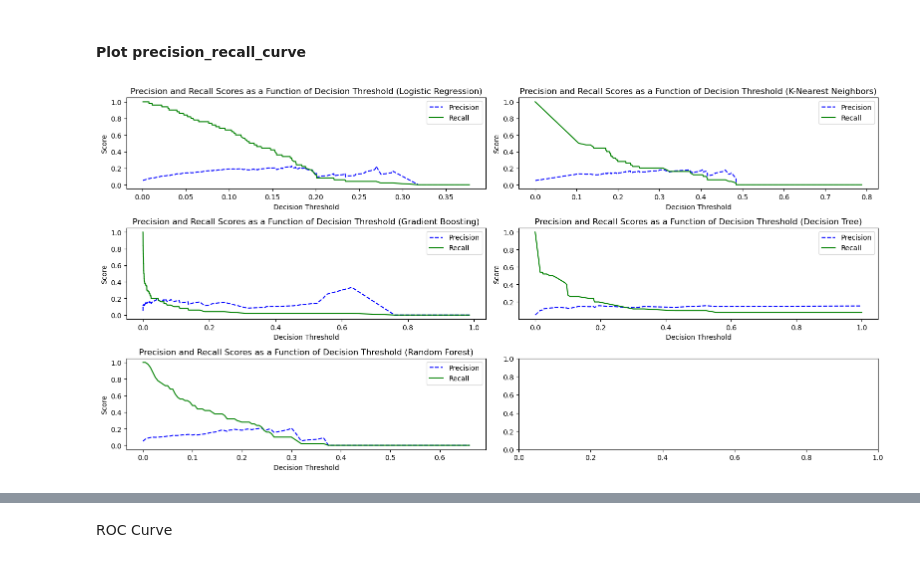
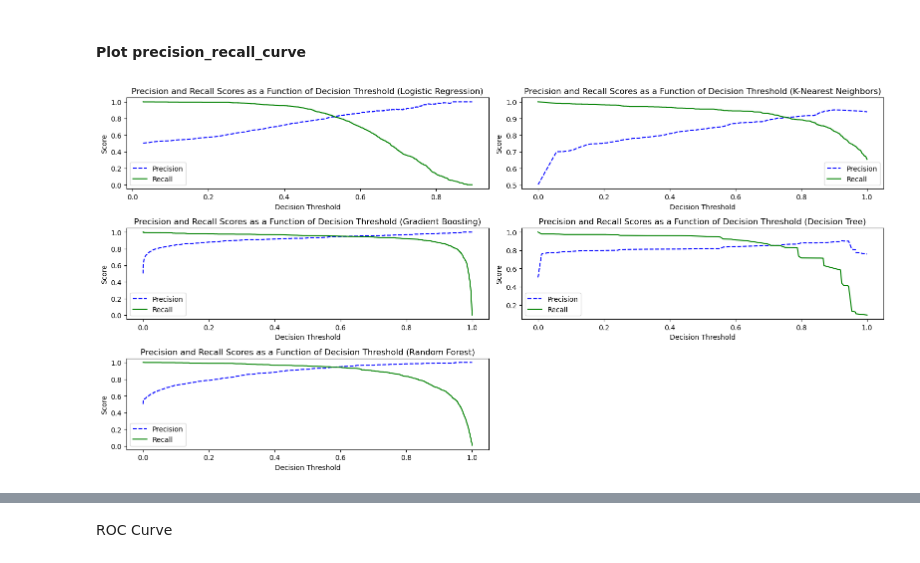
Before and after one commit to rubaawad/Brain_stroke_prediction, a Jupyter notebook: src/components/notebook/data/MODEL TRAINING.ipynb, the cells around one changed output, grey strips where cells are left out. Cells and saved outputs as stored; diff of their text form; code cells hidden in the pictures.

```diff
--- a/src/components/notebook/data/MODEL TRAINING.ipynb
+++ b/src/components/notebook/data/MODEL TRAINING.ipynb
@@ -892,6 +503,7 @@ Test Set Evaluation Metrics :
 from sklearn.metrics import make_scorer, accuracy_score, precision_score, recall_score
 from sklearn.model_selection import GridSearchCV, KFold
 
+models = [lr, knn, gb, dt, rf]
 
 
 # Define hyperparameter grid for Logistic Regression model
@@ -916,11 +528,11 @@ param_grid_gb = {
 }
 
 # Define hyperparameter grid for Support Vector Machine (SVM) model
-param_grid_svm = {
-    'C': [0.001, 0.01, 0.1, 1, 10, 100],  # Regularization parameter
-    'kernel': ['linear', 'rbf', 'poly'],  # Kernel function used for the decision function
-    'gamma': ['scale', 'auto']  # Kernel coefficient for 'rbf' and 'poly' kernels
-}
+# param_grid_svm = {
+#     'C': [0.001, 0.01, 0.1, 1, 10, 100],  # Regularization parameter
+#     'kernel': ['linear', 'rbf', 'poly'],  # Kernel function used for the decision function
+#     'gamma': ['scale', 'auto']  # Kernel coefficient for 'rbf' and 'poly' kernels
+# }
 
 
 # Define hyperparameter grid for Decision Tree model
@@ -941,7 +553,7 @@ param_grid_rf = {
     'max_features': ['sqrt', 'log2']  # Maximum number of features to consider when splitting a node
 }
 # Define a list of param_grids corresponding to each model
-param_grids = [param_grid_lr, param_grid_knn, param_grid_gb, param_grid_svm, param_grid_dt, param_grid_rf]
+param_grids = [param_grid_lr, param_grid_knn, param_grid_gb, param_grid_dt, param_grid_rf]
 # Define scoring functions
 scorers = {
     'accuracy_score': make_scorer(accuracy_score),
@@ -959,7 +571,7 @@ for i in range(len(models)):
 
   # Perform GridSearchCV
     grid_search = GridSearchCV(estimator=model, param_grid=param_grid, cv=kf, scoring=scorers,refit='recall_score', n_jobs=-1)
-    grid_search.fit(X_train_scaled, y_train_balanced)
+    grid_search.fit(X_train, y_train)
 
      # Retrieve best parameters and best scores
     best_params = grid_search.best_params_
@@ -967,7 +579,7 @@ for i in range(len(models)):
 
     # Update model with best parameters and fit the model
     model.set_params(**best_params)
-    model.fit(X_train_scaled, y_train_balanced)
+    model.fit(X_train, y_train)
 
 # Print best parameters and best scores
     print("model after use best parameters: ",model)
@@ -1004,6 +611,7 @@ X_test_balanced, y_test_balanced = smote.fit_resample(X_test, y_test)
 # %%
+models = [lr, knn, gb, svm, dt, rf]
 # compute evaluation metrics for all models
-models_cm_df, models_metrics_df = evaluate_all_models(models, X_test_balanced, y_test_balanced)
+models_cm_df, models_metrics_df = evaluate_all_models(models, X_test, y_test)
 # %%
 plot_confusion_matrix(models_cm_df["Model"], models_cm_df["Confusion Matrix"])
 # %% [output]
@@ -1090,41 +698,43 @@ def plot_precision_recall_vs_threshold(precisions, recalls, thresholds, model_na
 # %%
 # Define the models
 precision_recall_curve_models = [lr, knn, gb, dt, rf]
 model_names = ["Logistic Regression", "K-Nearest Neighbors", "Gradient Boosting", "Decision Tree", "Random Forest"]
+# Calculate the number of plots based on the number of numerical columns
+num_plots = len(precision_recall_curve_models)
+# Define the number of rows and columns for the grid layout
+num_rows = 3
+num_cols = 2
 
-# Define the number of rows and columns for the grid
-num_rows = (len(models) + 1) // 2
-num_cols = min(2, len(models))
-
-# Create a figure and axes
-fig, axes = plt.subplots(num_rows, num_cols, figsize=(16, 8))
-
+# Create a figure and a set of subplots with the specified number of rows and columns
+fig, axes = plt.subplots(nrows=num_rows, ncols=num_cols, figsize=(16, 8))
+# Flatten the axes array to simplify indexing
+axes = axes.flatten()
 # Flatten the axes if necessary
 if num_rows == 1:
     axes = [axes]
 
 # Plot precision-recall curves for each model
 for i, (model, name) in enumerate(zip(precision_recall_curve_models, model_names)):
-    row = i // num_cols
-    col = i % num_cols
-    ax = axes[row][col]
+    ax = axes[i]
 
     # Train the model
     model.fit(X_train, y_train)
 
     # Make predictions on the test data
     y_scores = model.predict_proba(X_test)[:, 1]
 
     # Compute precision and recall
     precision, recall, thresholds = precision_recall_curve(y_test, y_scores)
 
     # Plot precision-recall vs threshold
     plot_precision_recall_vs_threshold(precision, recall, thresholds, name, ax)
-
+# Hide empty subplots beyond the number of plots
+for i in range(num_plots, num_rows*num_cols):
+    axes[i].axis('off')  # Turn off axis for empty subplots
 # Adjust layout
 plt.tight_layout()
 
 # Show plot
 plt.show()
 # %% [output]
-[figure, old version]
+[figure, new version]
```
Also changed, not shown: parts of 51 cells of this notebook, 7 other files.
